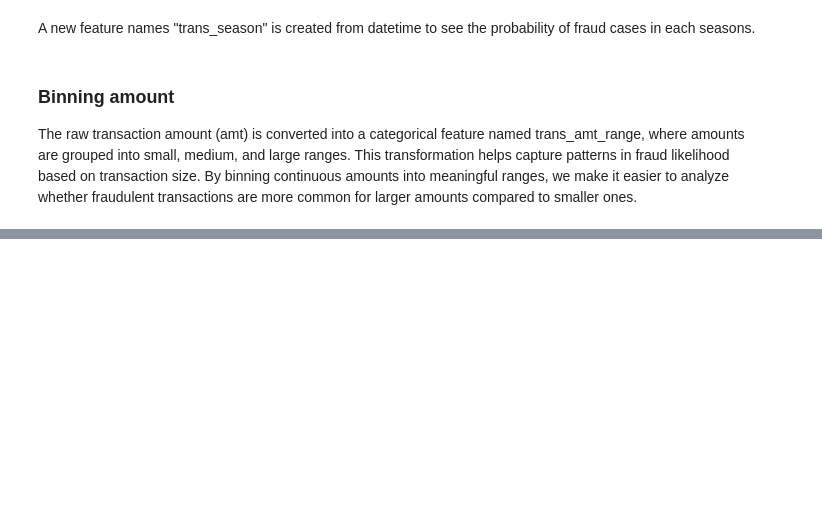
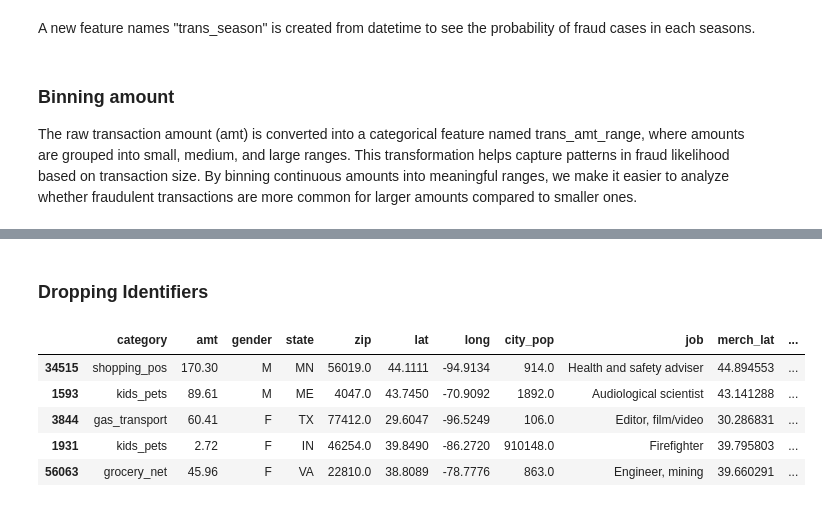
Before and after one commit to Shresthhan/AMNIL-Intern-, a Jupyter notebook: Task_4/CreditCard_Fraud_Detection.ipynb, the cells around one changed output, grey strips where cells are left out. Cells and saved outputs as stored; diff of their text form; code cells hidden in the pictures; blank space fills up the shorter version.

```diff
--- a/Task_4/CreditCard_Fraud_Detection.ipynb
+++ b/Task_4/CreditCard_Fraud_Detection.ipynb
@@ -247,0 +446,21 @@ shape: (5, 29)
+# %% [markdown]
+### Dropping Identifiers
+# %%
+# Convert Polars DataFrame to Pandas (XGBoost needs pandas/numpy)
+df_pd = df.to_pandas()
+
+# Drop identifier-like columns (they don’t help in prediction)
+drop_cols = [
+    "Unnamed: 0", "trans_date_trans_time", "cc_num", "merchant", "first", "last", "street", "city",
+    "dob", "trans_num", "unix_time", "merch_zipcode", "trans_date"
+]
+df_pd = df_pd.drop(columns=drop_cols, errors="ignore")
+# %%
+df_pd.sample(5)
+# %% [output]
+|  | category | amt | gender | state | zip | lat | long | city_pop | job | merch_lat | ... |
+| 34515 | shopping_pos | 170.30 | M | MN | 56019.0 | 44.1111 | -94.9134 | 914.0 | Health and safety adviser | 44.894553 | ... |
+| 1593 | kids_pets | 89.61 | M | ME | 4047.0 | 43.7450 | -70.9092 | 1892.0 | Audiological scientist | 43.141288 | ... |
+| 3844 | gas_transport | 60.41 | F | TX | 77412.0 | 29.6047 | -96.5249 | 106.0 | Editor, film/video | 30.286831 | ... |
+| 1931 | kids_pets | 2.72 | F | IN | 46254.0 | 39.8490 | -86.2720 | 910148.0 | Firefighter | 39.795803 | ... |
+| 56063 | grocery_net | 45.96 | F | VA | 22810.0 | 38.8089 | -78.7776 | 863.0 | Engineer, mining | 39.660291 | ... |
```
Also changed, not shown: parts of 26 cells of this notebook.
